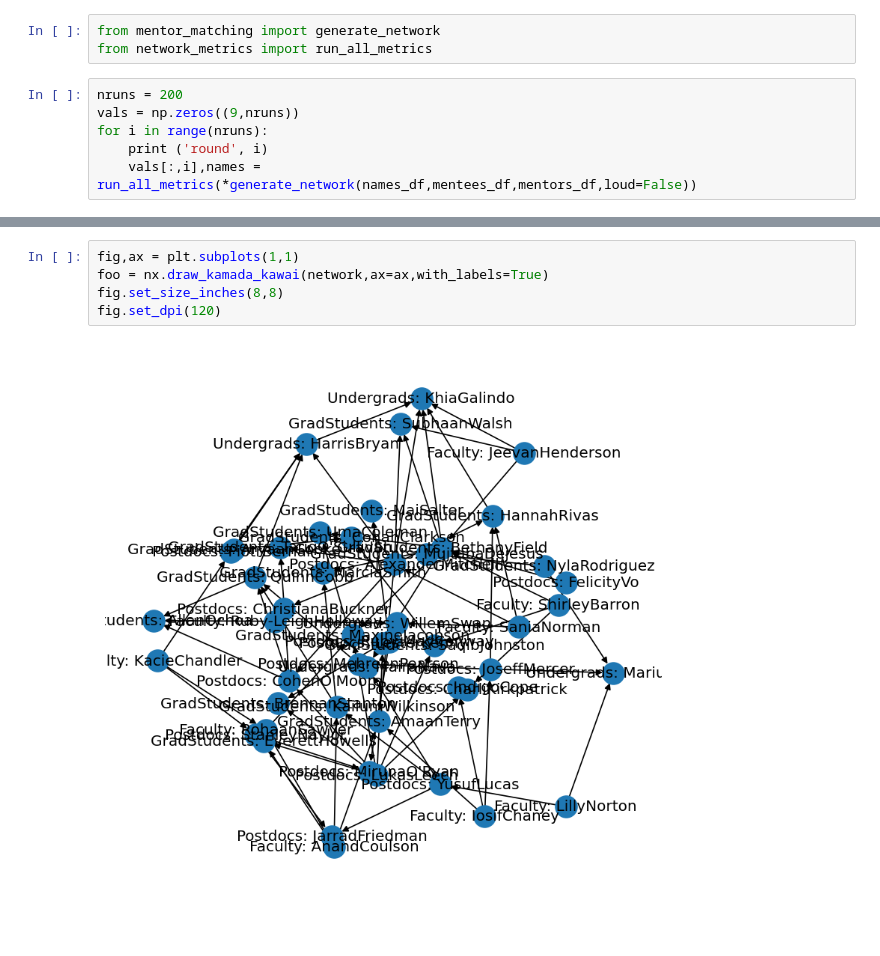
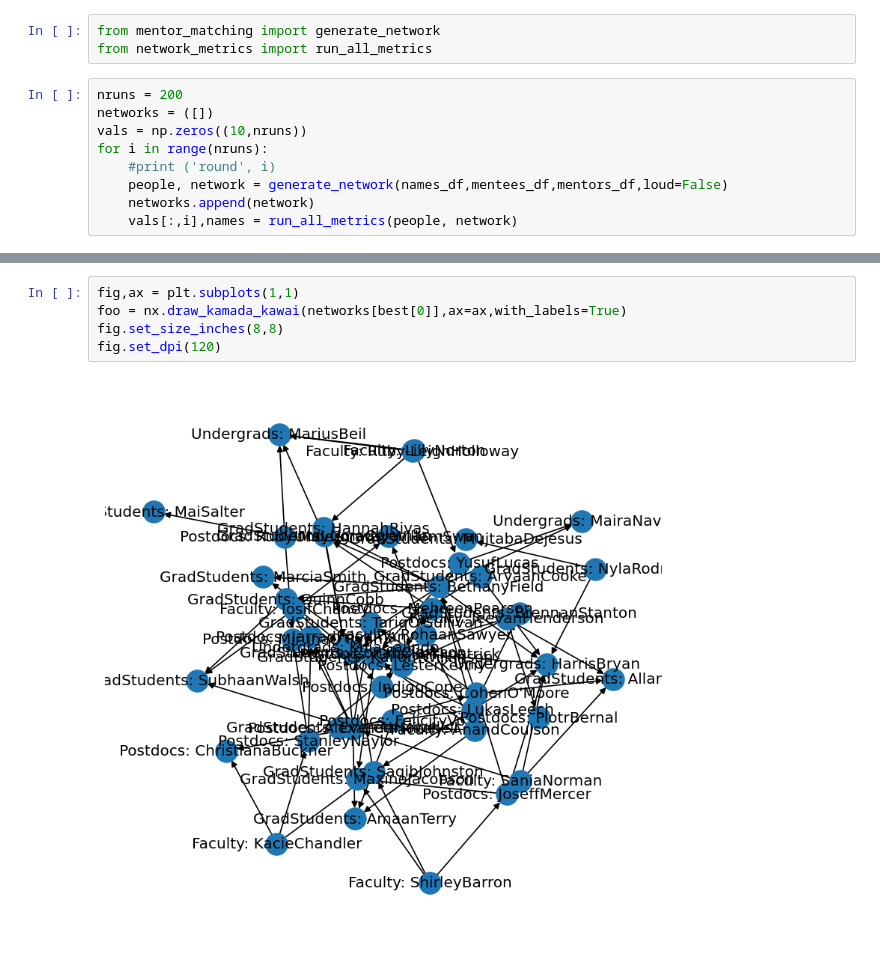
Before and after one commit to CIERA-Northwestern/JEDI_ext_mentorship, a Jupyter notebook: MentorMatching.ipynb, the cells around one changed output, grey strips where cells are left out. Drawn from its saved outputs; the diff is of its cells as text.

Commit message:
added option for mentor role alternatives

```diff
--- a/MentorMatching.ipynb
+++ b/MentorMatching.ipynb
@@ -61,7 +61,10 @@ from mentor_matching import generate_network
 from network_metrics import run_all_metrics
 # %%
 nruns = 200
-vals = np.zeros((9,nruns))
+networks = ([])
+vals = np.zeros((10,nruns))
 for i in range(nruns):
-    print ('round', i)
-    vals[:,i],names = run_all_metrics(*generate_network(names_df,mentees_df,mentors_df,loud=False))
+    #print ('round', i)
+    people, network = generate_network(names_df,mentees_df,mentors_df,loud=False)
+    networks.append(network)
+    vals[:,i],names = run_all_metrics(people, network)
@@ -161,7 +127,7 @@ Mentee  Postdocs: CohenO'Moore  cannot be matched to a mentor any more that sati
 # %%
 fig,ax = plt.subplots(1,1)
-foo = nx.draw_kamada_kawai(network,ax=ax,with_labels=True)
+foo = nx.draw_kamada_kawai(networks[best[0]],ax=ax,with_labels=True)
 fig.set_size_inches(8,8)
 fig.set_dpi(120)
 # %% [output]
-[figure, old version]
+[figure, new version]
```
Also changed, not shown: parts of 5 cells of this notebook, 2 other files.
